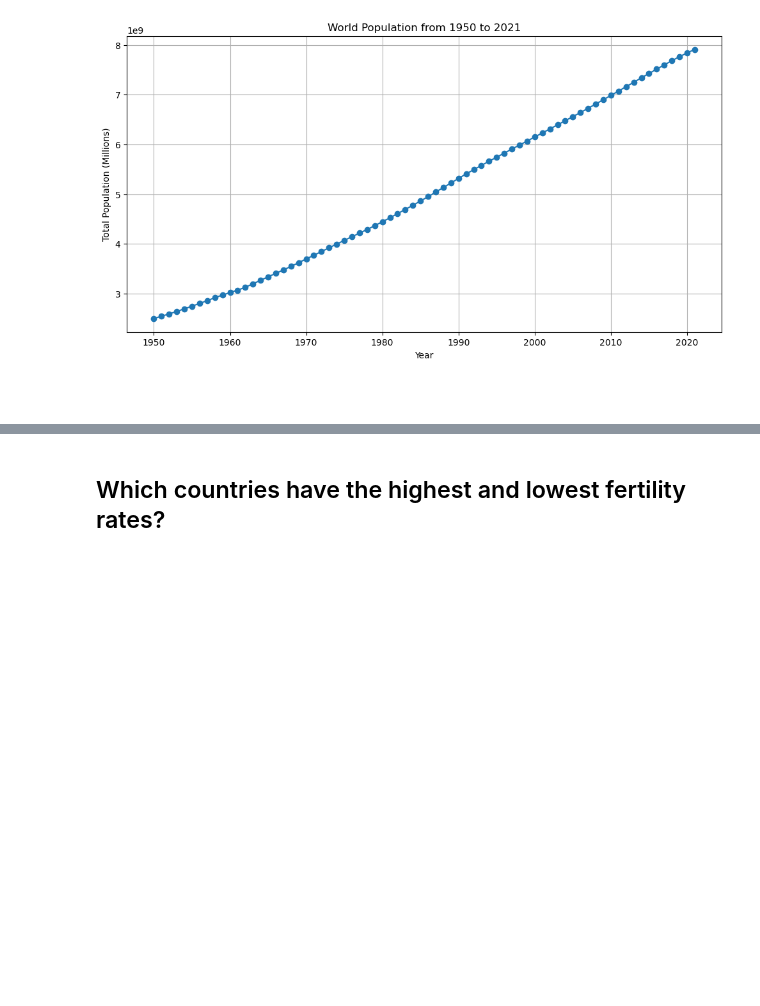
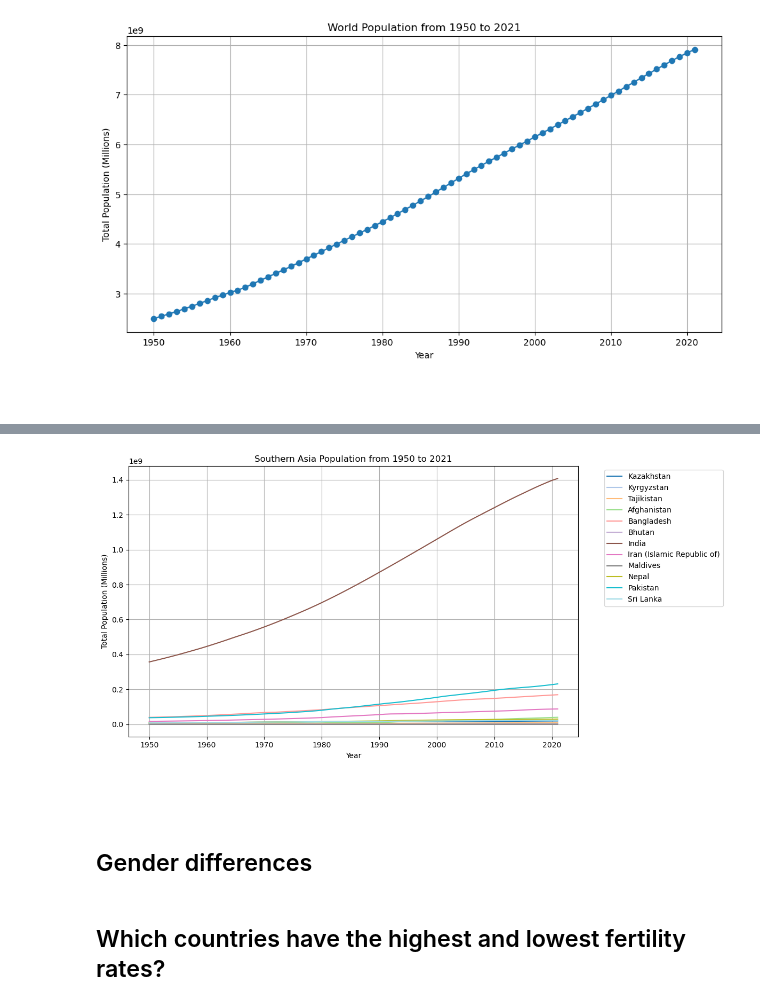
Before and after one commit to KarenDLP/World_Population_Project, a Jupyter notebook: KarenDLP_Fertility_Rates.ipynb, the cells around one changed output, grey strips where cells are left out. Drawn from its saved outputs; the diff is of its cells as text; code cells hidden in the pictures; blank space fills up the shorter version.

```diff
--- a/KarenDLP_Fertility_Rates.ipynb
+++ b/KarenDLP_Fertility_Rates.ipynb
@@ -256,0 +361,9 @@ plt.show()
+# %%
+regions_interest = ['Afghanistan', 'Bangladesh', 'Bhutan', 'India', ('Iran (Islamic Republic of)'), 'Kazakhstan', 'Kyrgyzstan', 'Maldives', 'Nepal',
+'Pakistan', 'Sri Lanka', 'Tajikistan', 'Turkmenistan' 'Uzbekistan']
+# %%
+Southern_Asia_pop = twentyone[twentyone['country and area'].isin(regions_interest)]
+Southern_Asia_pop = Southern_Asia_pop[['Year', 'country and area', 'Total Population, as of 1 July (thousands)']]
+Southern_Asia_pop = Southern_Asia_pop[(Southern_Asia_pop['Year'] >= 1950) & (Southern_Asia_pop['Year'] <= 2021)]
+Southern_Asia_pop = Southern_Asia_pop.reset_index(drop=True)
+Southern_Asia_pop['Total Population, as of 1 July'] = Southern_Asia_pop['Total Population, as of 1 July (thousands)'] * 1000
@@ -256,0 +386,24 @@ plt.show()
+# %%
+unique_regions = Southern_Asia_pop['country and area'].unique()
+# %%
+colors = plt.cm.get_cmap('tab20', len(unique_regions))
+
+plt.figure(figsize=(12, 6))
+
+for i, region in enumerate(unique_regions):
+    region_data = Southern_Asia_pop[Southern_Asia_pop['country and area'] == region]
+    plt.plot(region_data['Year'], region_data['Total Population, as of 1 July'], label=region, color=colors(i))
+
+plt.title('Southern Asia Population from 1950 to 2021')
+plt.xlabel('Year')
+plt.ylabel('Total Population (Millions)')
+plt.legend(bbox_to_anchor=(1.05, 1), loc='upper left')
+plt.grid(True)
+plt.tight_layout()
+plt.show()
+# %% [output]
+[figure, added]
+# %% [markdown]
+#
+# %% [markdown]
+## Gender differences
```
Also changed, not shown: parts of 38 cells of this notebook.
